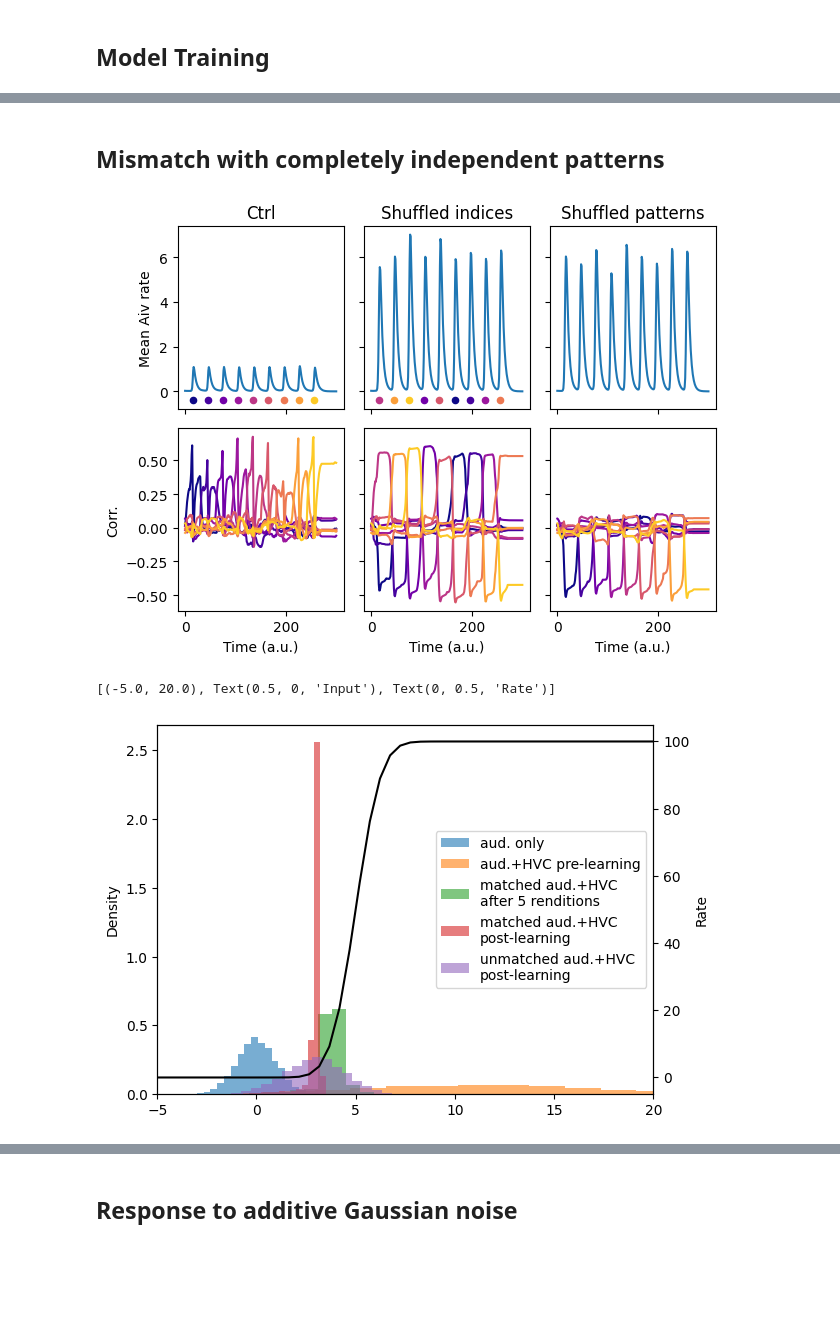
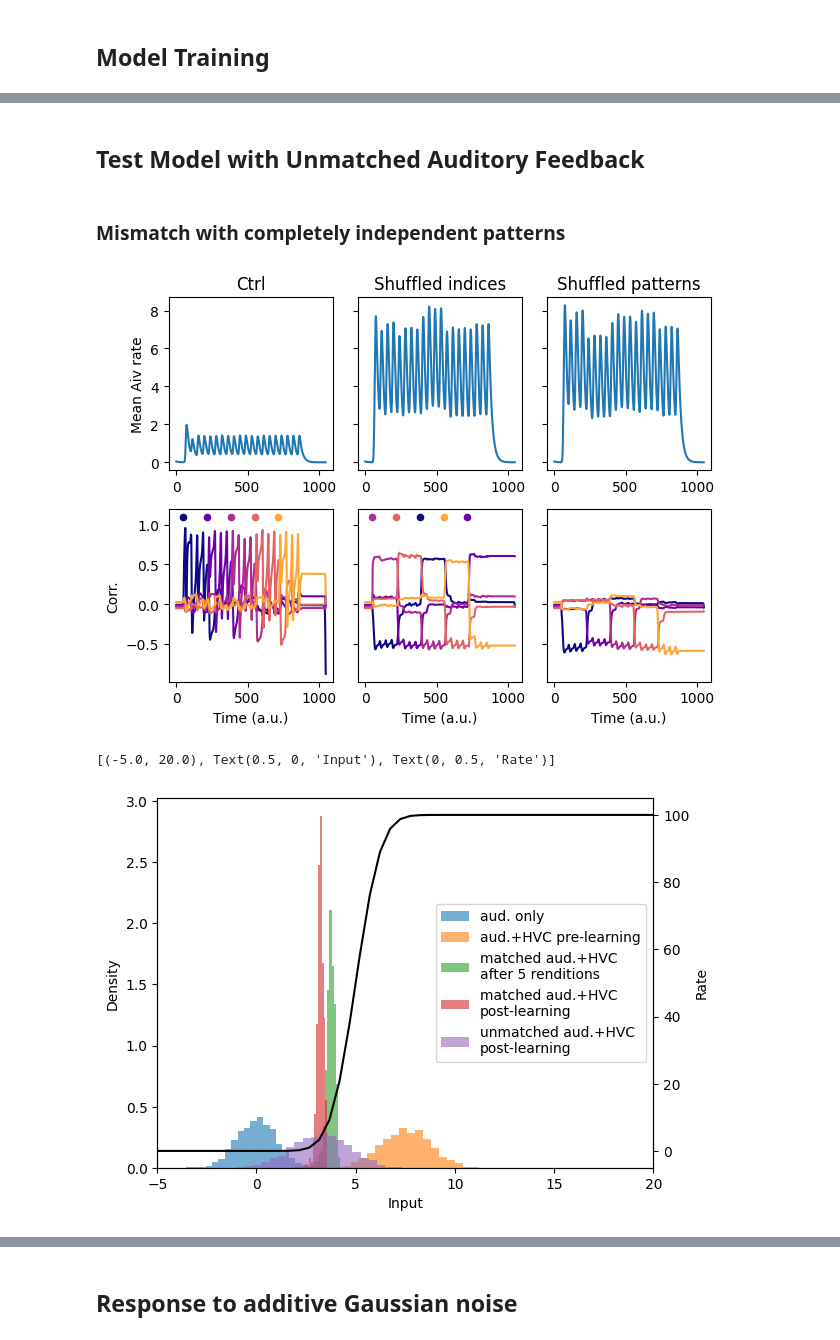
Before and after one commit to gongziyida/vocal-error-network, a Jupyter notebook: feedforward.ipynb, the cells around one changed output, grey strips where cells are left out. Saved outputs shown, nothing was run; the diff lists cells and outputs as text; code cells hidden in the pictures; blank space fills up the shorter version.

```diff
--- a/feedforward.ipynb
+++ b/feedforward.ipynb
@@ -8,8 +8,9 @@ rng = np.random.default_rng()
 # %% [markdown]
 ## Model Training
 # %%
-N_Aiv, N_HVC = 500, 9
+N_Aiv, N_syl, N_HVC_per_syl = 300, 5, 4
+N_HVC = N_syl * N_HVC_per_syl
 conn_prob = 1
 # %%
-peak_rate, kernel_width = 100, 3
+peak_rate, kernel_width = 150, 10
 # %%
@@ -28,3 +21,14 @@ save_W_ts = tsyl_end[-1]
+# %%
+# Syllables and time stamps
+syl = rng.normal(0, 1, size=(N_syl, N_Aiv))
+# ( Number of syllables , Number of renditions )
+_ = np.arange(0, T - T_burn + T_rend, T_rend)
+_ = np.linspace(_[:-1], _[1:], num=N_syl+1, endpoint=False) + T_burn
+tsyl_start, tsyl_end = _[:-1], _[1:]
+# ( Number of HVC neurons , Number of renditions )
+burst_ts = np.linspace(tsyl_start[0,:], tsyl_end[-1,:], num=N_HVC, endpoint=False)
+burst_ts += T_rend/(N_syl+1) * 0.1 # a little delay
+save_W_ts = np.round(tsyl_end[-1]).astype(int)
 # %%
 _ = rng.standard_normal((N_HVC, N_rend)) # Little fluctuation
 rH = generate_HVC(T, burst_ts, peak_rate+_*0.1, kernel_width+_*0.01)
@@ -41,13 +54,13 @@ def bilin_hebb(W, aiv, hvc, lr, w0_mean, tau_w):
         dW = lr * aiv * h - (W[:,i] - w0_mean) / tau_w
         W[:,i] = np.clip(W[:,i] + dW, a_min=0, a_max=None)
 # %%
-w0_mean, w0_std = 1/N_HVC, 0.5/N_HVC
-tau_Aiv, dt = 5, 1
+w0_mean, w0_std = 1/N_HVC, 0.1/N_HVC
+tau_Aiv, dt = 20, 1
 
 net = AivFF(N_Aiv, N_HVC, conn_prob, w0_mean, w0_std, phi, tau_Aiv)
 
 Aiv0 = phi(rng.normal(0, 1, size=N_Aiv))
 
-_ = net.sim(Aiv0, rH, aud, save_W_ts, T, dt, 0.2, bilin_hebb,
-            lr=-1e-6, w0_mean=w0_mean, tau_w=1e6)
+_ = net.sim(Aiv0, rH, aud, save_W_ts, T, dt, 0.1, bilin_hebb,
+            lr=-1e-7, w0_mean=w0_mean, tau_w=1e7)
 rA, Ws, mean_HVC_input = _
@@ -99,0 +112,2 @@ fig.colorbar(im, cax=cbar_ax)
+# %% [markdown]
+## Test Model with Unmatched Auditory Feedback
@@ -100,2 +121,2 @@ fig.colorbar(im, cax=cbar_ax)
 # %% [markdown]
-## Mismatch with completely independent patterns
+### Mismatch with completely independent patterns
@@ -119,10 +142,12 @@ test_sp, _, _ = net.sim(Aiv0, rH[:T_rend], aud_sp, [], T_rend, dt, noise)
 # %%
 labels = ('Ctrl', 'Shuffled indices', 'Shuffled patterns')
 cmap = colormaps.get_cmap('plasma')
-fig, ax = plt.subplots(2, 3, sharey='row', sharex='all')
+fig, ax = plt.subplots(2, 3, sharey='row')
 for i, (test, l) in enumerate(zip((test0, test_si, test_sp), labels)):
-    corr = correlation(test, syl, lambda x: x)
-    ax[0,i].plot(test.mean(axis=1)[:])
+    corr = correlation(test[0][:T_burn+T_rend], syl, lambda x: x)
+    # ax[0,i].plot(test[1][:], test[0].mean(axis=1)[:], lw=1)
+    ax[0,i].plot(test[0][:T_burn+T_rend].mean(axis=1)[:])
+    # ax[0,i].plot(test[1][:]) # rI is already the mean
     ax[0,i].set(title=l)
     ax[1,i].set(xlabel='Time (a.u.)')
     for j in range(corr.shape[1]):
@@ -130,33 +155,34 @@ for i, (test, l) in enumerate(zip((test0, test_si, test_sp), labels)):
 
 for i, j in enumerate(idx_si):
     c1, c2 = cmap(i/len(idx_si)), cmap(j/len(idx_si))
-    ax[0,0].scatter(burst_ts[i,0], -0.4, color=c1, s=20)
-    ax[0,1].scatter(burst_ts[i,0], -0.4, color=c2, s=20)
+    ax[1,0].scatter(tsyl_start[i,0], 1.1, color=c1, s=20)
+    ax[1,1].scatter(tsyl_start[i,0], 1.1, color=c2, s=20)
 ax[0,0].set(ylabel='Mean Aiv rate')
 ax[1,0].set(ylabel='Corr.')
 fig.tight_layout()
 # %% [output]
-[figure, old version]
+[figure, new version]
 # %%
 fig, ax = plt.subplots()
 a = 0.6
 ax = [ax, ax.twinx()]
+kwargs = dict(bins=20, density=True, alpha=a)
 ax[0].hist(syl.flatten(), bins=20, density=True, alpha=a,
            label='aud. only')
-ax[0].hist((syl+Ws[0].T*peak_rate).flatten(), bins=20, density=True, alpha=a,
-           label='aud.+HVC pre-learning')
-ax[0].hist((syl+Ws[5].T*peak_rate).flatten(), bins=20, density=True, alpha=a,
-           label='matched aud.+HVC\nafter 5 renditions')
-ax[0].hist((syl+Ws[-1].T*peak_rate).flatten(), bins=20, density=True, alpha=a,
-           label='matched aud.+HVC\npost-learning')
-ax[0].hist((syl[idx_si]+Ws[-1].T*peak_rate).flatten(), bins=20, density=True,
-           alpha=a, label='unmatched aud.+HVC\npost-learning')
-ax[0].set(xlim=_[[0,-1]], ylabel='Density')
+ax[0].hist((syl+Ws[0][:,::N_HVC_per_syl].T*peak_rate).flatten(),
+           label='aud.+HVC pre-learning', **kwargs)
+ax[0].hist((syl+Ws[5][:,::N_HVC_per_syl].T*peak_rate).flatten(),
+           label='matched aud.+HVC\nafter 5 renditions', **kwargs)
+ax[0].hist((syl+Ws[-1][:,::N_HVC_per_syl].T*peak_rate).flatten(),
+           label='matched aud.+HVC\npost-learning', **kwargs)
+ax[0].hist((syl[idx_si]+Ws[-1][:,::N_HVC_per_syl].T*peak_rate).flatten(),
+           label='unmatched aud.+HVC\npost-learning', **kwargs)
+_ = np.linspace(-5, 20)
+ax[0].set(xlim=_[[0,-1]], xlabel='Input', ylabel='Density')
 ax[0].legend(loc='right')
-_ = np.linspace(-5, 20)
 ax[1].plot(_, phi(_), c='k')
 ax[1].set(xlim=_[[0,-1]], xlabel='Input', ylabel='Rate')
 # %% [output]
 [(-5.0, 20.0), Text(0.5, 0, 'Input'), Text(0, 0.5, 'Rate')]
-[figure, old version]
+[figure, new version]
 # %% [markdown]
```
Also changed, not shown: parts of 20 cells of this notebook, 4 other files.
